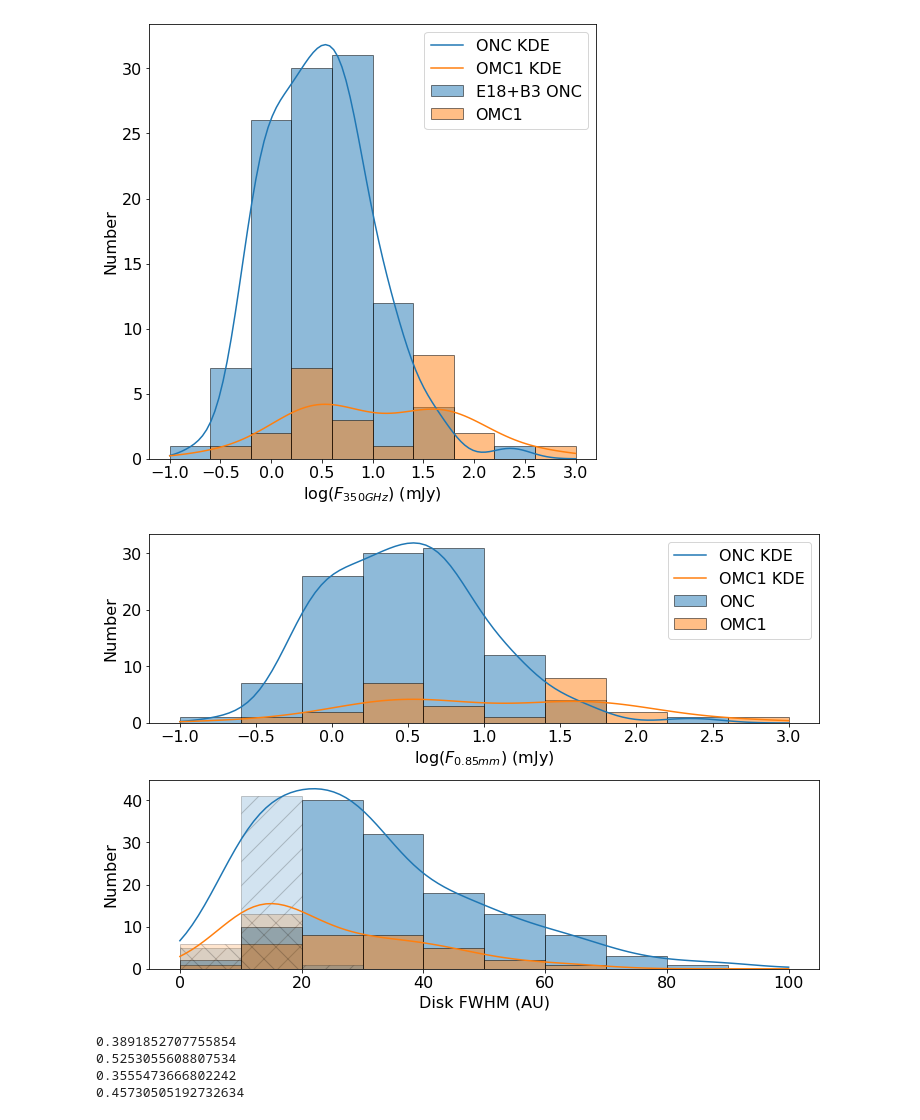
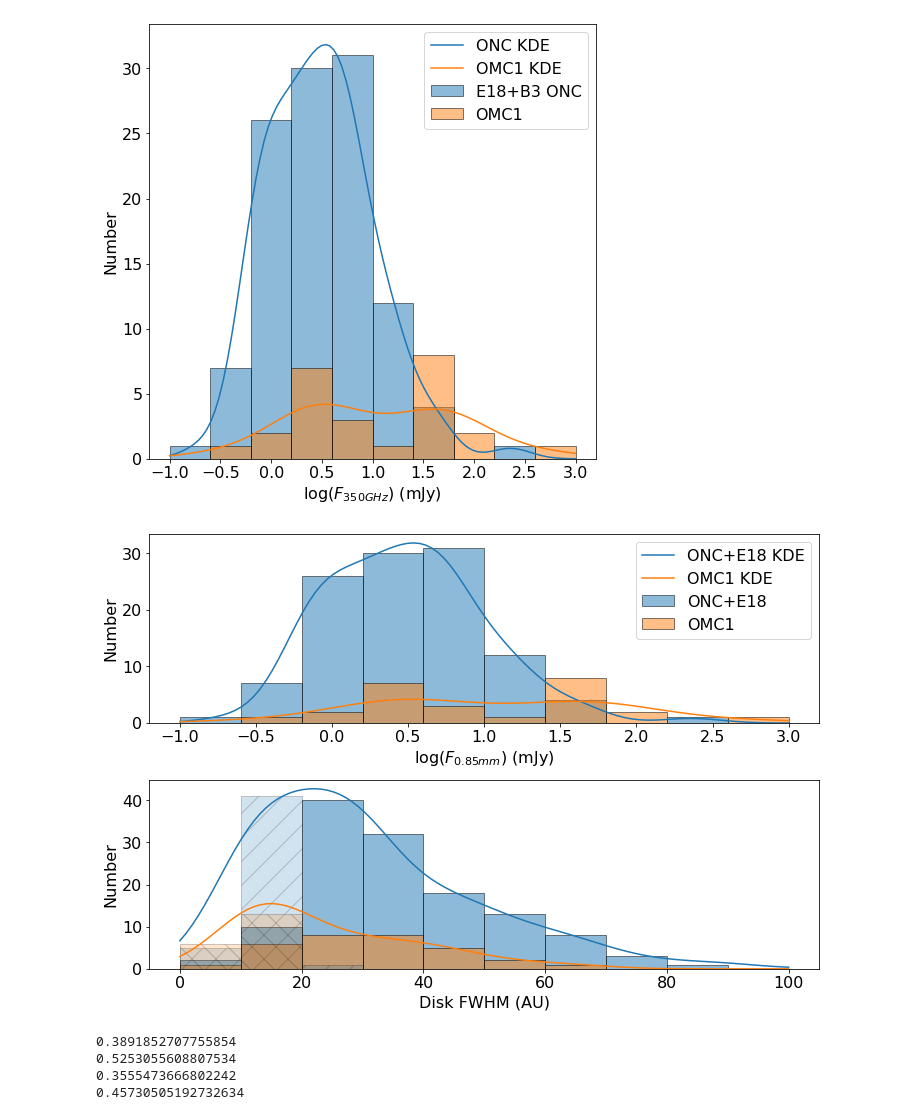
Before and after one commit to jaotter/summer_research_2018, a Jupyter notebook: flux_plots/ONC_OMC1_histograms.ipynb, the cells around one changed output. Saved outputs shown, nothing was run; the diff lists cells and outputs as text; code cells hidden in the pictures.

Commit message:
updating plots after submission

```diff
--- a/flux_plots/ONC_OMC1_histograms.ipynb
+++ b/flux_plots/ONC_OMC1_histograms.ipynb
@@ -149,42 +149,42 @@ ONC_flux_hist, b = np.histogram(ONC_flux_log, bins=bins)
 OMC1_flux_hist, b = np.histogram(OMC1_flux_log, bins=bins)
 
 
-ax0.plot(flux_grid, ONC_norm_flux_pdf, label='ONC KDE')
+ax0.plot(flux_grid, ONC_norm_flux_pdf, label='ONC+E18 KDE')
 ax0.plot(flux_grid, OMC1_norm_flux_pdf, label='OMC1 KDE')
 
-ax0.bar(b[:-1], ONC_flux_hist, width=b[1]-b[0], alpha=0.5, align='edge', label='ONC', ec='k')
+ax0.bar(b[:-1], ONC_flux_hist, width=b[1]-b[0], alpha=0.5, align='edge', label='ONC+E18', ec='k')
 ax0.bar(b[:-1], OMC1_flux_hist, width=b[1]-b[0], alpha=0.5, align='edge', label='OMC1', ec='k')
 
 
 ax0.legend()
 ax0.set_xlabel('$\log (F_{0.85mm})$ (mJy)')
 ax0.set_ylabel('Number')
 
 bins = np.arange(0,100,10)
 ONC_hist, b = np.histogram(ONC_R, bins=bins)
 ONC_B3_hist, b = np.histogram(ONC_R_B3, bins=bins)
 OMC1_hist, b = np.histogram(OMC1_R, bins=bins)
 
 ONC_hist_ulim, b = np.histogram(ONC_ulim, bins=bins)
 OMC1_hist_ulim, b = np.histogram(OMC1_ulim, bins=bins)
 
 ax1.bar(b[:-1], ONC_hist, width=b[1]-b[0], alpha=0.5, align='edge', label='E18+B3 ONC', ec='k')
 ax1.bar(b[:-1], OMC1_hist, width=b[1]-b[0], alpha=0.5, align='edge', label='OMC1', ec='k')
 
 ax1.bar(b[:-1], ONC_hist_ulim, width=b[1]-b[0], alpha=0.2, align='edge', color='tab:blue', ec='k', hatch='/')
 ax1.bar(b[:-1], OMC1_hist_ulim, width=b[1]-b[0], alpha=0.2, align='edge', color='tab:orange', ec='k', hatch='\\')
 
-ax1.plot(size_grid, ONC_norm_size_pdf, label='ONC KDE')
+ax1.plot(size_grid, ONC_norm_size_pdf, label='ONC+E18 KDE')
 ax1.plot(size_grid, OMC1_norm_size_pdf, label='OMC1 KDE')
 
 #ax1.legend()
 ax1.set_xlabel('Disk FWHM (AU)')
 ax1.set_ylabel('Number')
 
 plt.subplots_adjust(hspace=0.3)
 plt.savefig('/home/jotter/nrao/plots/ONC_OMC1_sizeflux_hist.pdf', bbox_inches='tight')
 # %% [output]
-[figure, old version]
+[figure, new version]
 # %%
 print(ONC_flux_kde.factor)
 print(OMC1_flux_kde.factor)
```
Also changed, not shown: 12 other files.
